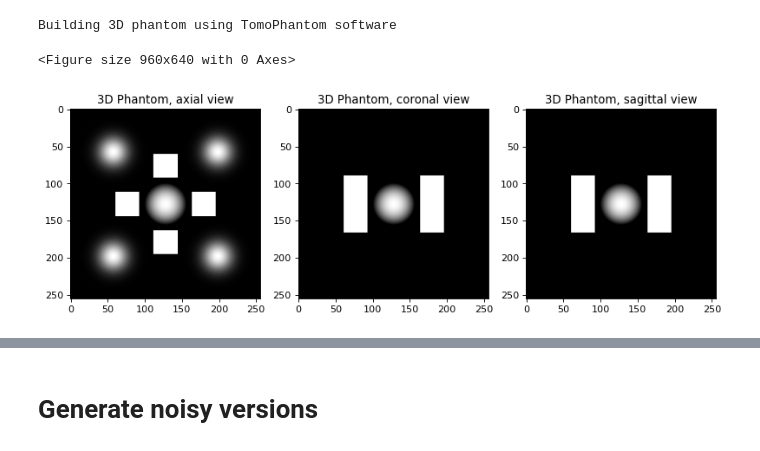
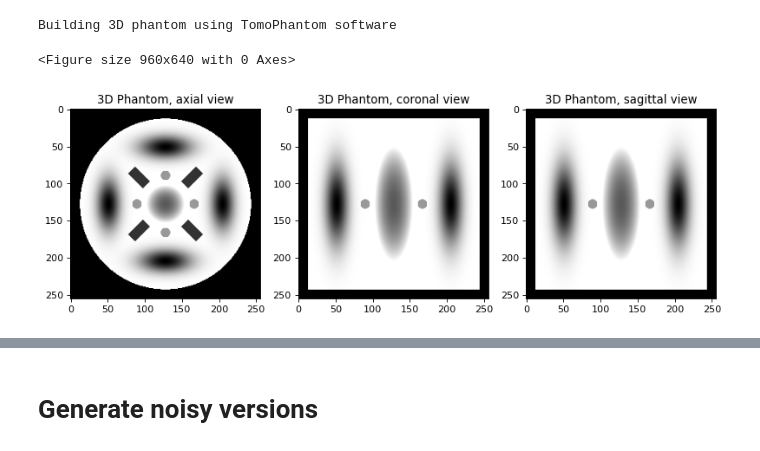
Before and after one commit to Fickincool/master-thesis, a Jupyter notebook: Notebooks/6.00_self2selfDenoising/6.08_tomoPhantoms.ipynb, the cells around one changed output, grey strips where cells are left out. Drawn from its saved outputs; the diff is of its cells as text; code cells hidden in the pictures.

```diff
--- a/Notebooks/6.00_self2selfDenoising/6.08_tomoPhantoms.ipynb
+++ b/Notebooks/6.00_self2selfDenoising/6.08_tomoPhantoms.ipynb
@@ -14,36 +14,36 @@ plt.rcParams['figure.figsize'] = [12, 8]
 plt.rcParams['figure.dpi'] = 80
 # %%
 print ("Building 3D phantom using TomoPhantom software")
-model = 9 # select a model number from the library: 9, 14, 16
+model = 16 # select a model number from the library: 9, 14, 16
 N_size = 256 # Define phantom dimensions using a scalar value (cubic phantom)
 path = os.path.dirname(tomophantom.__file__)
 path_library3D = os.path.join(path, "Phantom3DLibrary.dat")
 #This will generate a N_size x N_size x N_size phantom (3D)
 phantom_tm = TomoP3D.Model(model, N_size, path_library3D)
 
 sliceSel = int(0.5*N_size)
 plt.gray()
 plt.figure()
 plt.subplot(131)
 plt.imshow(phantom_tm[sliceSel,:,:],vmin=0, vmax=1)
 plt.title('3D Phantom, axial view')
 
 plt.subplot(132)
 plt.imshow(phantom_tm[:,sliceSel,:],vmin=0, vmax=1)
 plt.title('3D Phantom, coronal view')
 
 plt.subplot(133)
 plt.imshow(phantom_tm[:,:,sliceSel],vmin=0, vmax=1)
 plt.title('3D Phantom, sagittal view')
 plt.show()
 
 filename = 'tomoPhantom_model%i.mrc' %model
 with mrcfile.new(os.path.join(saveFolder, filename), overwrite=True) as mrc:
     mrc.set_data(phantom_tm)
 # %% [output]
 Building 3D phantom using TomoPhantom software
 <Figure size 960x640 with 0 Axes>
-[figure, old version]
+[figure, new version]
 # %%
 # 3D parallel beam projection geometry related parameters:
 Horiz_det = int(np.sqrt(2)*N_size) # detector column count (horizontal)
```
Also changed, not shown: parts of 5 cells of this notebook, 7 other files.
